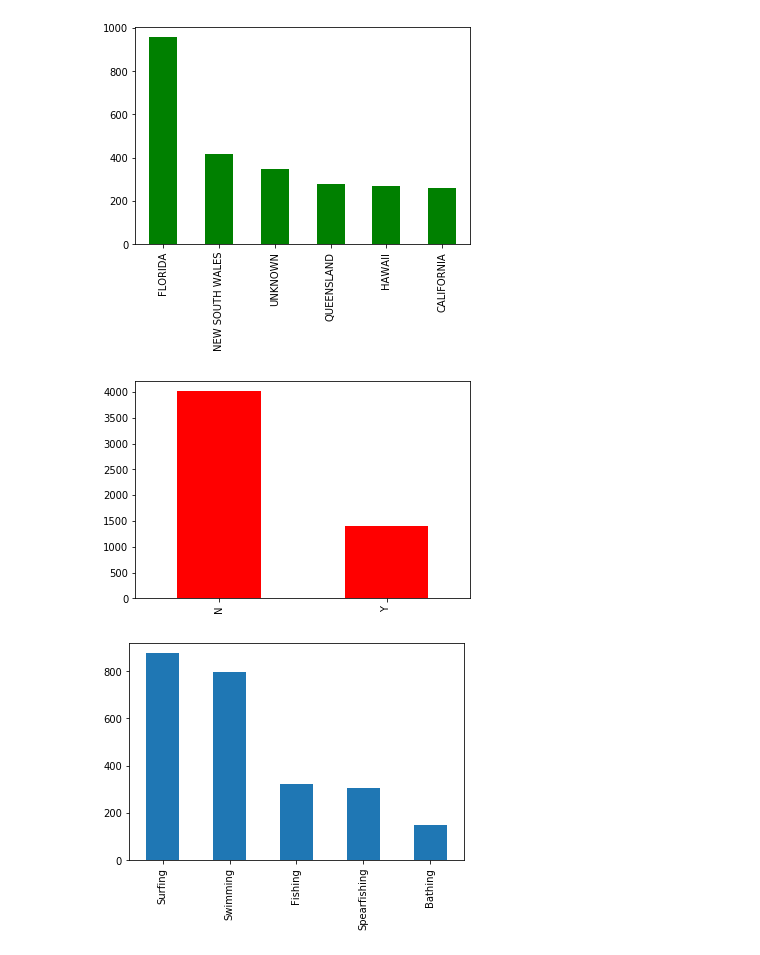
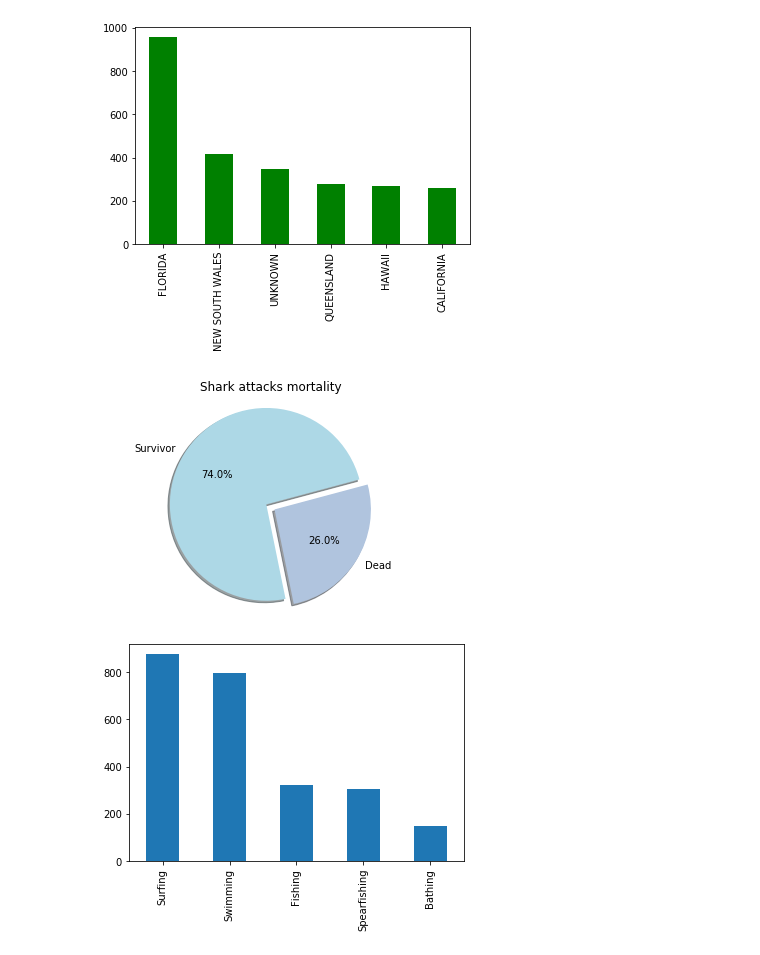
Before and after one commit to Juliopdata/Global-Shark-Attack-Incidents, a Jupyter notebook: main.ipynb, the cells around one changed output. Cells and saved outputs as stored; diff of their text form; code cells hidden in the pictures.

```diff
--- a/main.ipynb
+++ b/main.ipynb
@@ -304,12 +326,20 @@ dfclean['Area'].value_counts().nlargest(6).plot(kind='bar', color = 'green')
 plt.show()
 # %% [output]
 [figure]
-# %%
-# Shark attacks mortality
-dfclean['Fatal'].value_counts().nlargest(2).plot(kind='bar', color='red')
-plt.show()
-# %% [output]
-[figure, removed]
+# %%
+# Shark attacks mortality
+#dfclean['Fatal'].value_counts().nlargest(3).plot(kind='bar', color='red')
+Tasks = dfclean['Fatal'].value_counts()
+
+my_labels = 'Survivor','Dead'
+my_colors = ['lightblue','lightsteelblue']
+my_explode = (0, 0.1)
+plt.pie(Tasks, labels=my_labels, autopct='%1.1f%%', startangle=15, shadow = True, colors=my_colors, explode=my_explode)
+plt.title('Shark attacks mortality')
+plt.axis('equal')
+plt.show()
+# %% [output]
+[figure, added]
 # %%
 # Shark attacks per activity
 dfclean['Activity'].value_counts().nlargest(5).plot(kind='bar')
```
Also changed, not shown: parts of 9 cells of this notebook, 3 other files.
